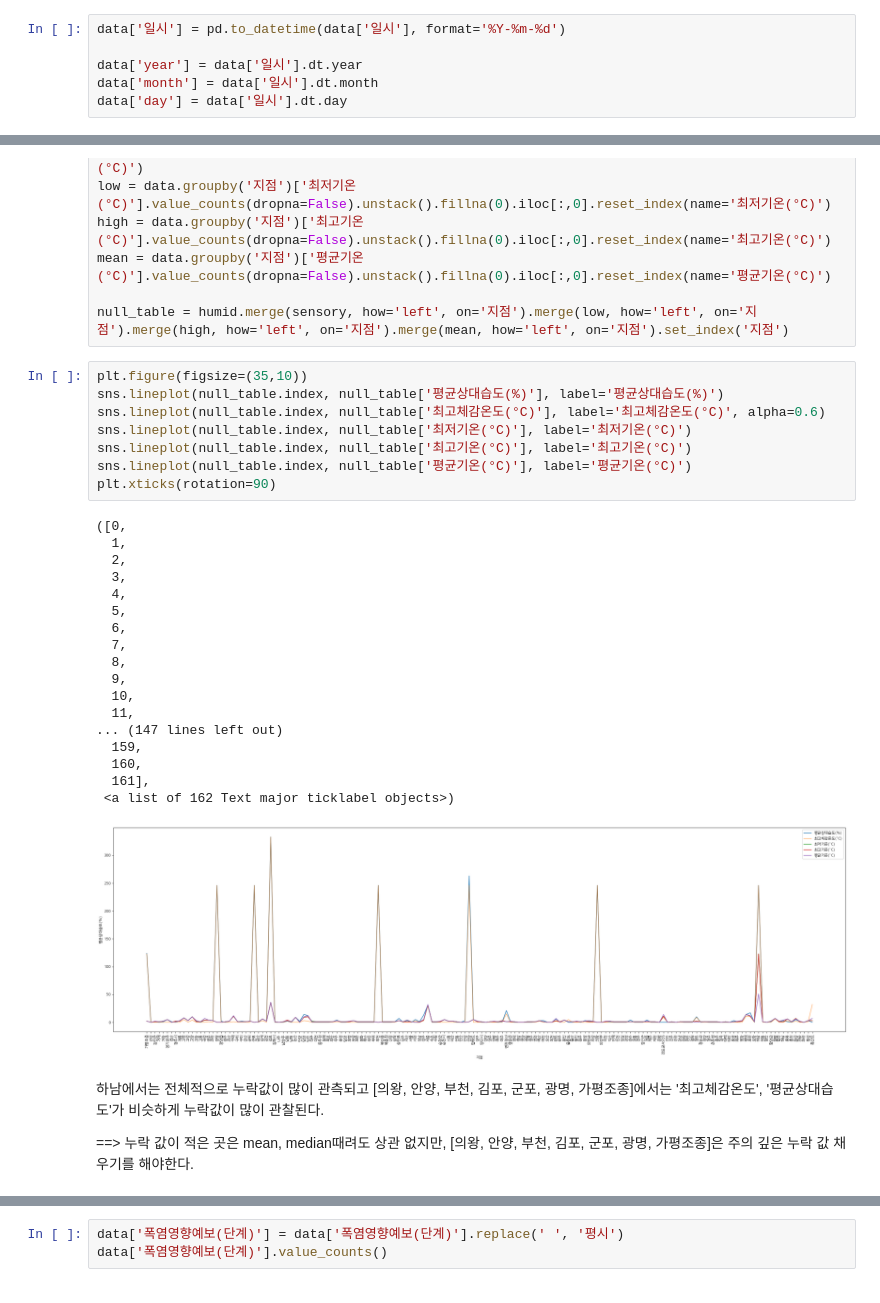
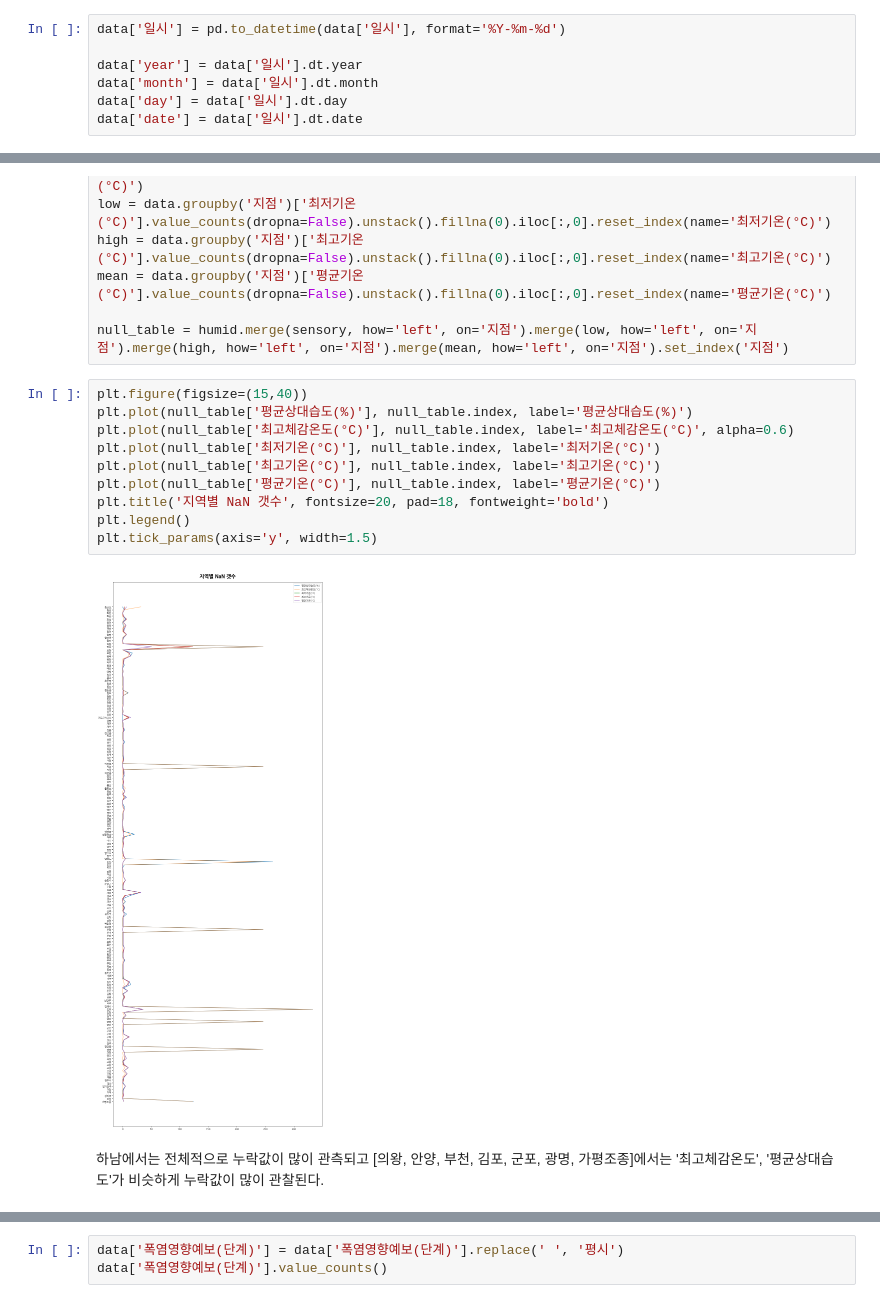
Before and after one commit to O-Kpy/Project, a Jupyter notebook: 기상데이터(폭염)_데이터분석(project2).ipynb, the cells around one changed output, grey strips where cells are left out. Drawn from its saved outputs; the diff is of its cells as text.

```diff
--- a/기상데이터(폭염)_데이터분석(project2).ipynb
+++ b/기상데이터(폭염)_데이터분석(project2).ipynb
@@ -46,3 +65,4 @@ data['일시'] = pd.to_datetime(data['일시'], format='%Y-%m-%d')
 data['year'] = data['일시'].dt.year
 data['month'] = data['일시'].dt.month
 data['day'] = data['일시'].dt.day
+data['date'] = data['일시'].dt.date
@@ -116,33 +121,16 @@ mean = data.groupby('지점')['평균기온(°C)'].value_counts(dropna=False).un
 
 null_table = humid.merge(sensory, how='left', on='지점').merge(low, how='left', on='지점').merge(high, how='left', on='지점').merge(mean, how='left', on='지점').set_index('지점')
 # %%
-plt.figure(figsize=(35,10))
-sns.lineplot(null_table.index, null_table['평균상대습도(%)'], label='평균상대습도(%)')
-sns.lineplot(null_table.index, null_table['최고체감온도(°C)'], label='최고체감온도(°C)', alpha=0.6)
-sns.lineplot(null_table.index, null_table['최저기온(°C)'], label='최저기온(°C)')
-sns.lineplot(null_table.index, null_table['최고기온(°C)'], label='최고기온(°C)')
-sns.lineplot(null_table.index, null_table['평균기온(°C)'], label='평균기온(°C)')
-plt.xticks(rotation=90)
+plt.figure(figsize=(15,40))
+plt.plot(null_table['평균상대습도(%)'], null_table.index, label='평균상대습도(%)')
+plt.plot(null_table['최고체감온도(°C)'], null_table.index, label='최고체감온도(°C)', alpha=0.6)
+plt.plot(null_table['최저기온(°C)'], null_table.index, label='최저기온(°C)')
+plt.plot(null_table['최고기온(°C)'], null_table.index, label='최고기온(°C)')
+plt.plot(null_table['평균기온(°C)'], null_table.index, label='평균기온(°C)')
+plt.title('지역별 NaN 갯수', fontsize=20, pad=18, fontweight='bold')
+plt.legend()
+plt.tick_params(axis='y', width=1.5)
 # %% [output]
-([0,
-  1,
-  2,
-  3,
-  4,
-  5,
-  6,
-  7,
-  8,
-  9,
-  10,
-  11,
-... (147 lines left out)
-  159,
-  160,
-  161],
- <a list of 162 Text major ticklabel objects>)
-[figure, old version]
+[figure, new version]
 # %% [markdown]
 하남에서는 전체적으로 누락값이 많이 관측되고 [의왕, 안양, 부천, 김포, 군포, 광명, 가평조종]에서는 '최고체감온도', '평균상대습도'가 비슷하게 누락값이 많이 관찰된다.
-
-==> 누락 값이 적은 곳은 mean, median때려도 상관 없지만, [의왕, 안양, 부천, 김포, 군포, 광명, 가평조종]은 주의 깊은 누락 값 채우기를 해야한다.
```
Also changed, not shown: parts of 16 cells of this notebook.
